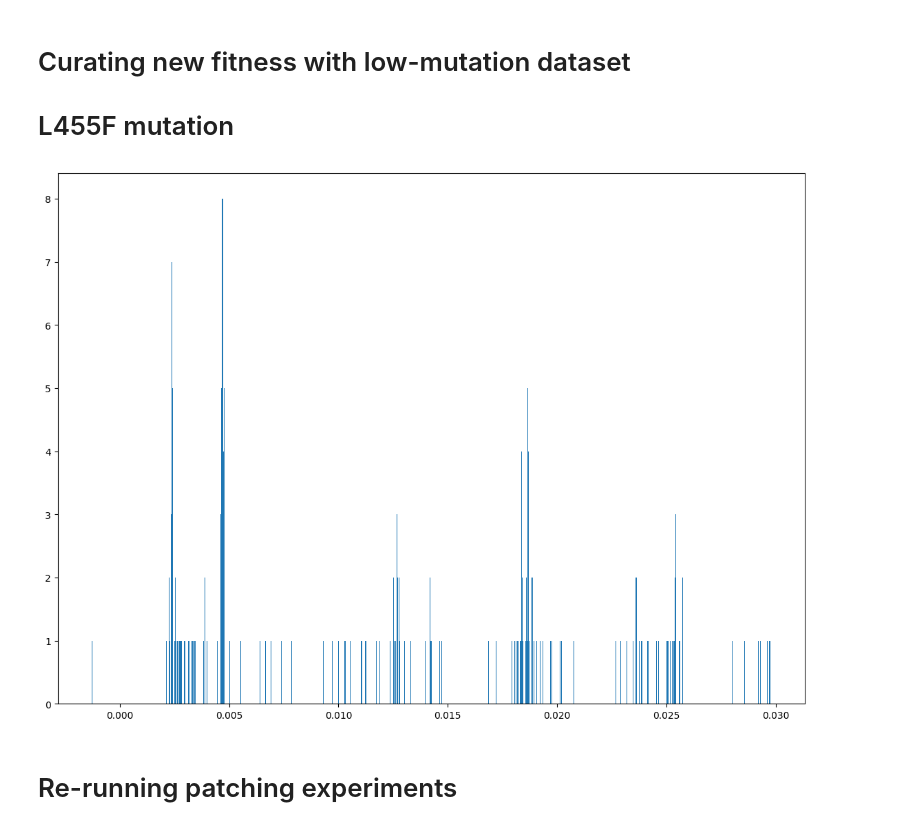
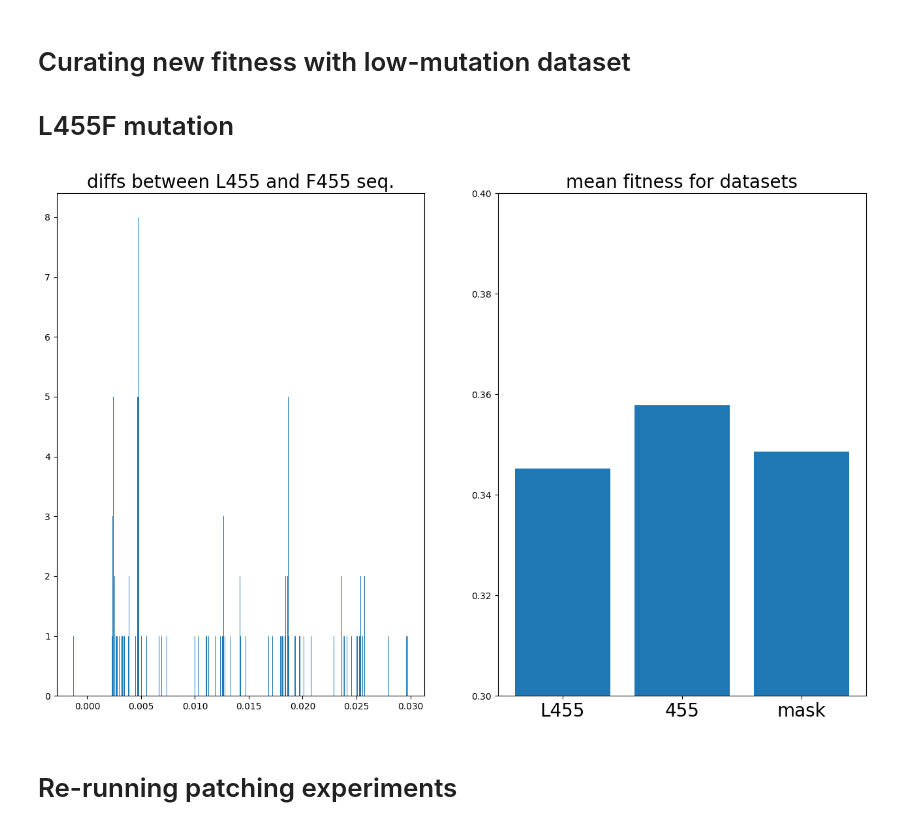
Before and after one commit to blab/mutational-embedding-vectors, a Jupyter notebook: notebooks/plm_circuits/ex24_covfit_circ_eval.ipynb, the cells around one changed output. Drawn from its saved outputs; the diff is of its cells as text; code cells hidden in the pictures.

```diff
--- a/notebooks/plm_circuits/ex24_covfit_circ_eval.ipynb
+++ b/notebooks/plm_circuits/ex24_covfit_circ_eval.ipynb
@@ -325,6 +325,8 @@ orig_seq_idx = np.random.permutation(np.arange(num_L_muts))[:200]
 
 orig_idx = list(np.array([x for x in all_uniq_seqs if x[N-1] == "L"])[orig_seq_idx])
 new_idx = [x[:N-1] + "F" + x[N:] for x in orig_idx]
+
+mask_ablate_idx = [x[:N-1] + "<mask>" + x[N:] for x in orig_idx]
 # %%
 # # L455F mutation
 # N = 455
@@ -340,20 +342,29 @@ new_idx = [x[:N-1] + "F" + x[N:] for x in orig_idx]
 
 orig_toks = tokenizer(orig_idx, return_tensors="pt", return_special_tokens_mask=True, truncation=True, padding="max_length", max_length=MAX_LEN).input_ids.to(device)
 new_toks = tokenizer(new_idx, return_tensors="pt", return_special_tokens_mask=True, truncation=True, padding="max_length", max_length=MAX_LEN).input_ids.to(device)
+ablate_toks = tokenizer(mask_ablate_idx, return_tensors="pt", return_special_tokens_mask=True, truncation=True, padding="max_length", max_length=MAX_LEN).input_ids.to(device)
 # %%
 orig_output = get_logit_hooked(hooked_esm(orig_toks), logit_id)
 torch.cuda.empty_cache()
 new_output = get_logit_hooked(hooked_esm(new_toks), logit_id)
 torch.cuda.empty_cache()
+ablate_output = get_logit_hooked(hooked_esm(ablate_toks), logit_id)
+torch.cuda.empty_cache()
 # %%
 diffs = (new_output - orig_output).cpu().numpy()
 # %%
-fig, ax = plt.subplots(1,1,figsize=(14,10))
-ax.hist(diffs, bins=1000)
+fig, ax = plt.subplots(1,2,figsize=(16,10))
+ax[0].hist(diffs, bins=1000)
+ax[0].set_title("diffs between L455 and F455 seq.", fontsize=20)
+ax[1].bar([0,1,2], [s.mean().cpu().numpy() for s in [orig_output, new_output, ablate_output]])
+ax[1].set_title("mean fitness for datasets", fontsize=20)
+ax[1].set_xticks([0,1,2])
+ax[1].set_xticklabels(["L455", "455", "mask"], fontsize=20)
+ax[1].set_ylim([0.3,0.4])
 # ax.set_xlim([0,0.04])
 plt.show()
 # %% [output]
-[figure, old version]
+[figure, new version]
 # %%
 # del orig_output
 # del new_output
```
Also changed, not shown: parts of 17 cells of this notebook.
